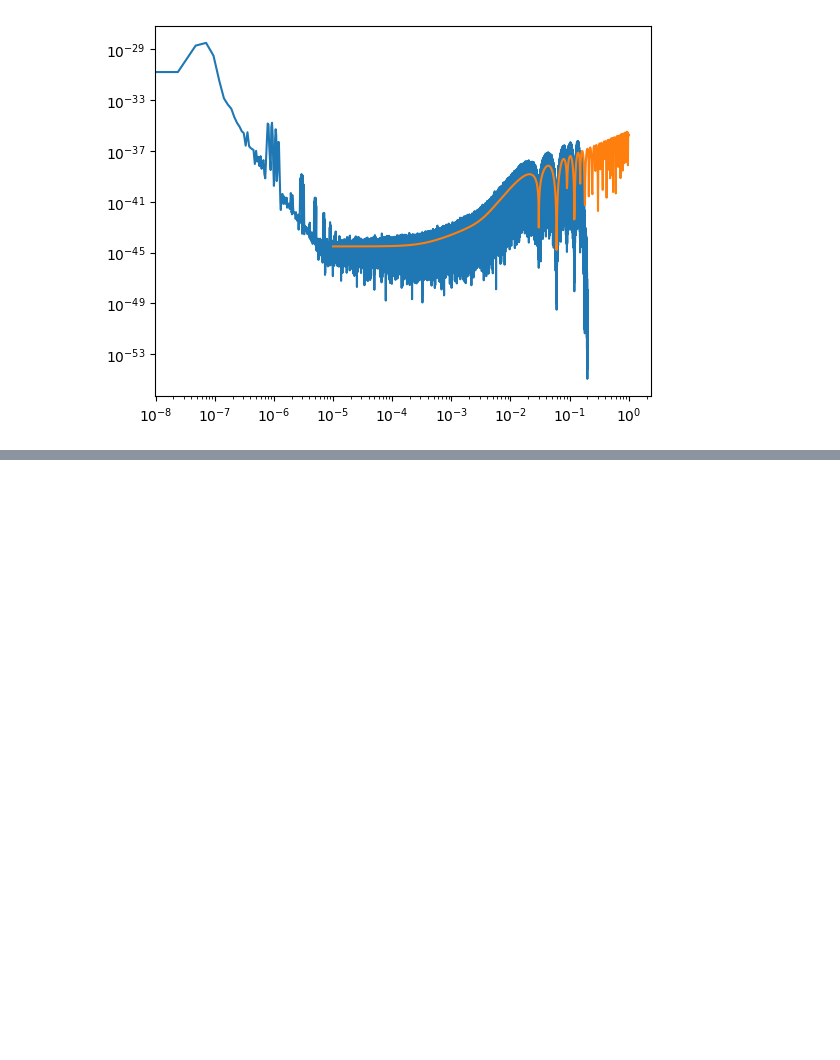
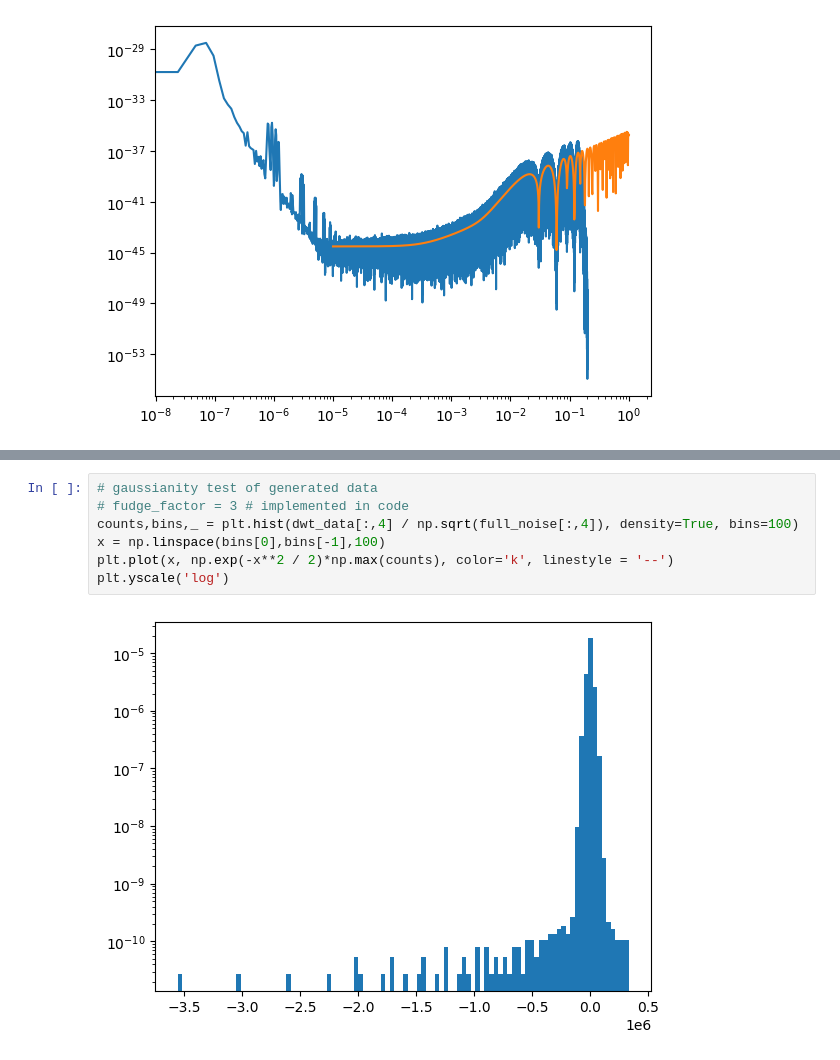
Before and after one commit to nsgs-analysis-center/glass, a Jupyter notebook: mojito_noise_comparison.ipynb, the cells around one changed output, grey strips where cells are left out. Drawn from its saved outputs; the diff is of its cells as text; blank space fills up the shorter version.

```diff
--- a/mojito_noise_comparison.ipynb
+++ b/mojito_noise_comparison.ipynb
@@ -139,0 +228,9 @@ plt.loglog(fnoise, Cxx / laser_freq**2)
+# %%
+# gaussianity test of generated data
+# fudge_factor = 3 # implemented in code
+counts,bins,_ = plt.hist(dwt_data[:,4] / np.sqrt(full_noise[:,4]), density=True, bins=100)
+x = np.linspace(bins[0],bins[-1],100)
+plt.plot(x, np.exp(-x**2 / 2)*np.max(counts), color='k', linestyle = '--')
+plt.yscale('log')
+# %% [output]
+[figure, added]
```
Also changed, not shown: parts of 12 cells of this notebook, 2 other files.
